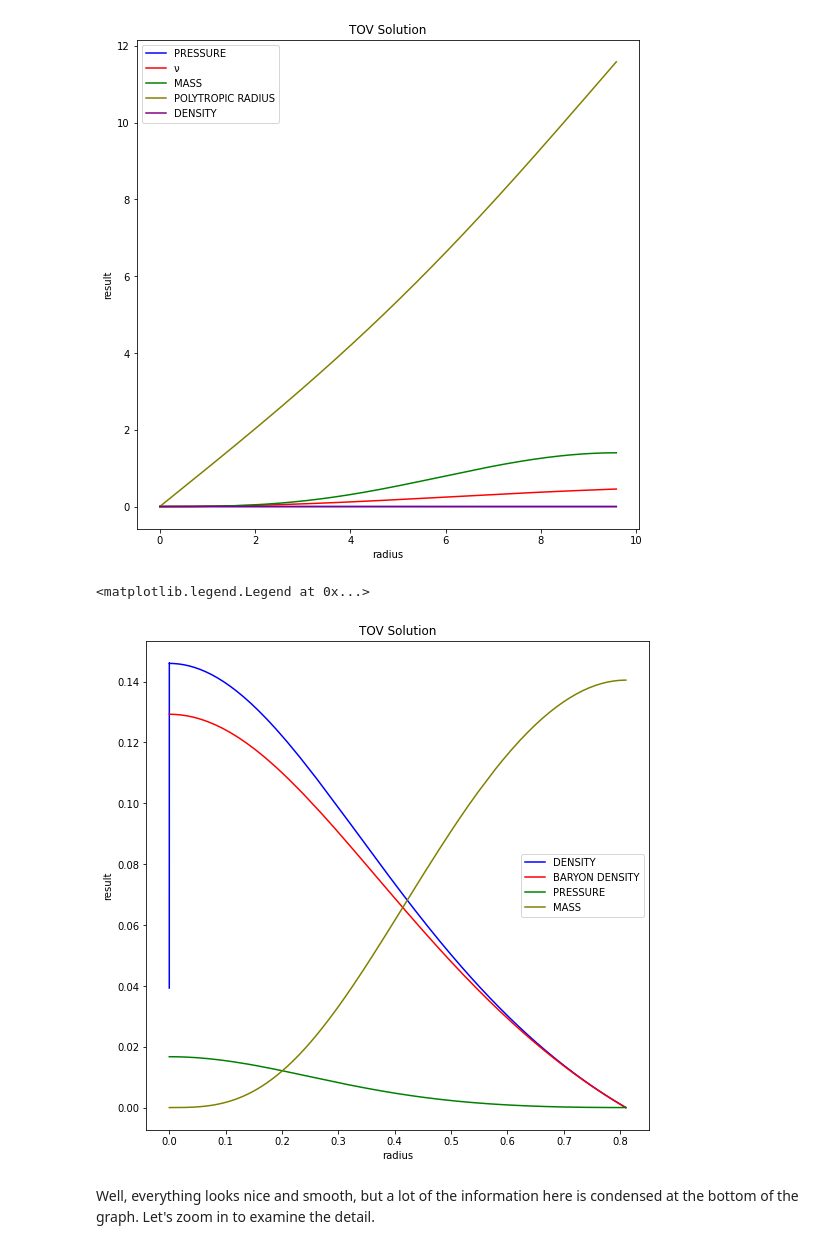
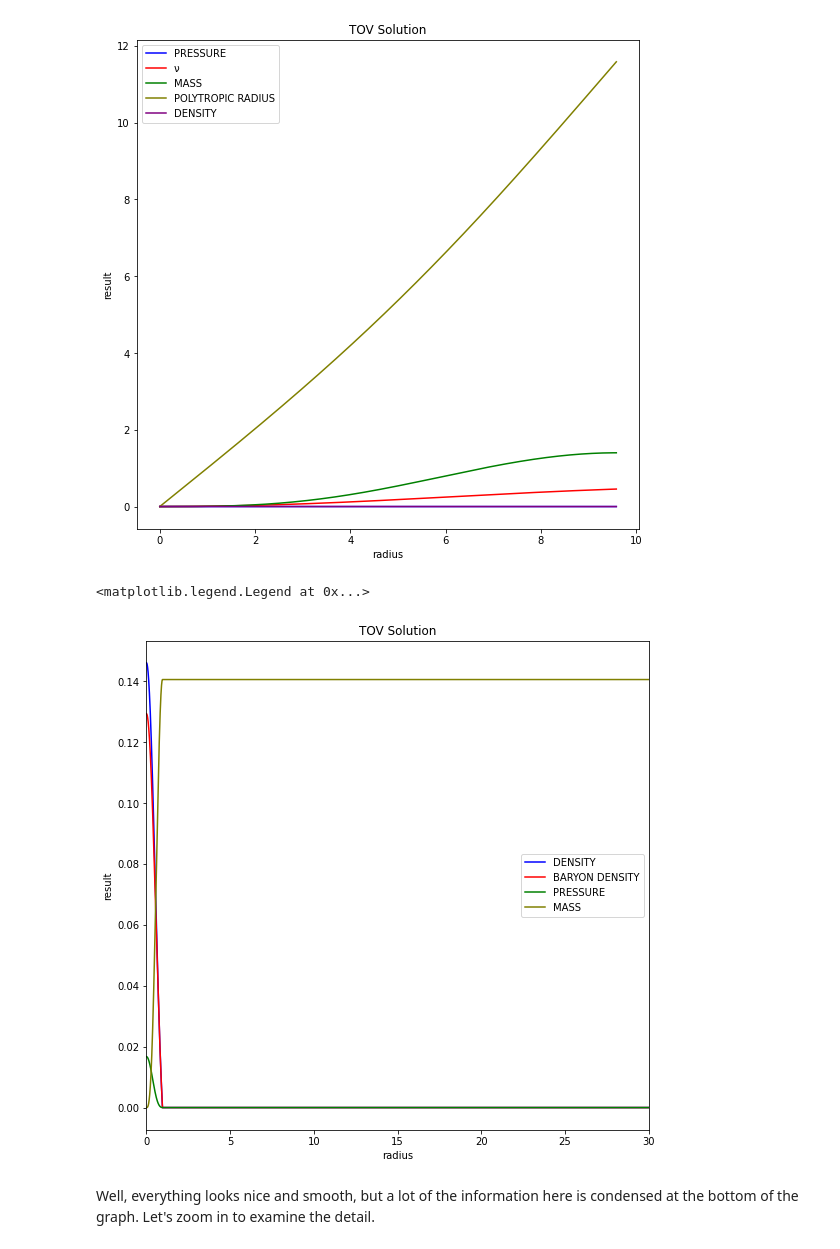
Before and after one commit to GMBlackjack/ODESolver, a Jupyter notebook: NRPy+_OdieGM_Tutorial-(CopyForMessingWith).ipynb, the cells around one changed output. Drawn from its saved outputs; the diff is of its cells as text; code cells hidden in the pictures.

```diff
--- a/NRPy+_OdieGM_Tutorial-(CopyForMessingWith).ipynb
+++ b/NRPy+_OdieGM_Tutorial-(CopyForMessingWith).ipynb
@@ -3567,36 +3567,36 @@ calculatedList4 = []
 # Csv file interface from https://www.dataquest.io/blog/read-file-python/
 import csv
 import sys
 # https://stackoverflow.com/questions/2753254/how-to-open-a-file-in-the-parent-directory-in-python-in-appengine
 # to make sure we get the right file.
-with open(sys.path[0] + '/eeeData.txt') as f:
+with open(sys.path[0] + '/jjData.txt') as f:
     reader = csv.reader(f, delimiter=' ')
     for row in reader:
         positionList.append(float(row[0]))
         calculatedList0.append(float(row[1]))
         calculatedList1.append(float(row[2]))
         calculatedList2.append(float(row[3]))
         calculatedList3.append(float(row[4]))
 
 fig, ax = plt.subplots()
 ax.set_xlabel('radius')
 ax.set_ylabel('result')
 ax.set_title('TOV Solution')
 
 R_Schw    = apositionList[-1]
 
 ax.plot(positionList, np.array(calculatedList0)*(1.0/R_Schw), color='b', label="DENSITY")
 ax.plot(positionList, np.array(calculatedList1)*(1.0/R_Schw), color='r', label="BARYON DENSITY")
 ax.plot(positionList, np.array(calculatedList2)*(1.0/R_Schw), color='g', label="PRESSURE")
 ax.plot(positionList, np.array(calculatedList3)*(1.0/R_Schw), color='olive', label="MASS")
 
 # plt.ylim(0.0,0.15)
-# plt.xlim(0.0,1)
+plt.xlim(0.0,30)
 fig.set_size_inches(9,9)
 ax.legend()
 # %% [output]
 <matplotlib.legend.Legend at 0x...>
-[figure, old version]
+[figure, new version]
 # %% [markdown]
 Well, everything looks nice and smooth, but a lot of the information here is condensed at the bottom of the graph. Let's zoom in to examine the detail.
 # %%
```
Also changed, not shown: parts of 9 cells of this notebook, 2 other files.
